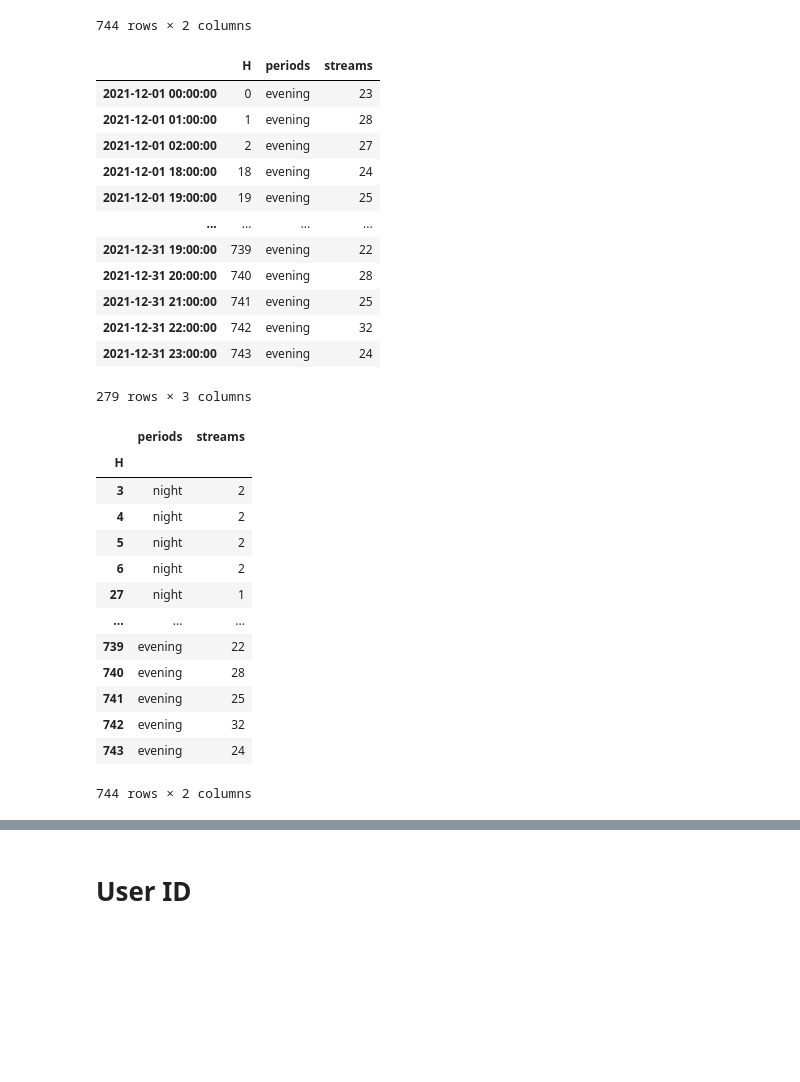
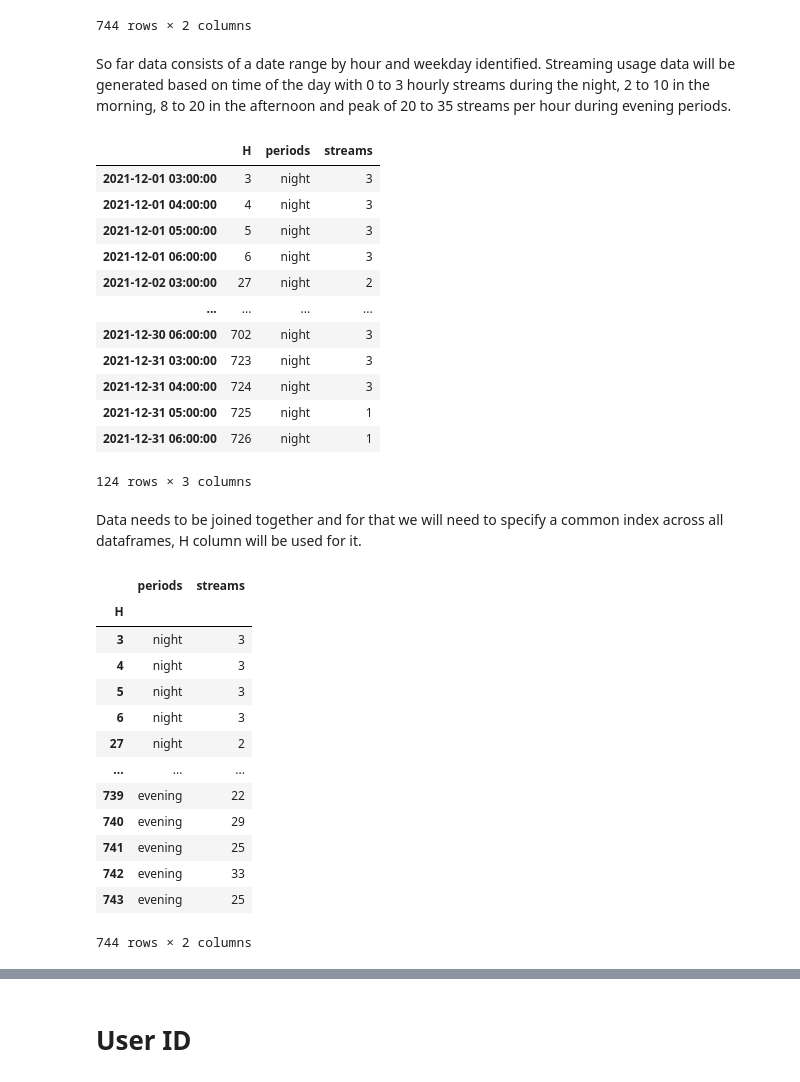
Before and after one commit to Mantvydas-data/Programming-for-DA-2021-Proj, a Jupyter notebook: project.ipynb, the cells around one changed output, grey strips where cells are left out. Saved outputs shown, nothing was run; the diff lists cells and outputs as text; code cells hidden in the pictures; blank space fills up the shorter version.

```diff
--- a/project.ipynb
+++ b/project.ipynb
@@ -117,32 +118,37 @@ df
 | 742 | 2021-12-31 22:00:00 | 4 |
 | 743 | 2021-12-31 23:00:00 | 4 |
 744 rows × 2 columns
+# %% [markdown]
+So far data consists of a date range by hour and weekday identified. Streaming usage data will be generated based on time of the day with 0 to 3 hourly streams during the night, 2 to 10 in the morning, 8 to 20 in the afternoon and peak of 20 to 35 streams per hour during evening periods.
 # %%
-# GeneratingrRandom stream counts for different time of the day
+# Generating random stream counts for different time of the day
 # Night streams 0 to 3 per hour
-night['streams'] = rng.integers(0, 3, len(night))
+night['streams'] = rng.integers(0, 4, len(night))
 # Morning streams 2 to 10 per hour
-morning['streams'] = rng.integers(2, 10, len(morning))
+morning['streams'] = rng.integers(2, 11, len(morning))
 # Afternoon streams 8 to 20 per hour
-afternoon['streams'] = rng.integers(8, 20, len(afternoon))
+afternoon['streams'] = rng.integers(8, 21, len(afternoon))
 # Evening streams 20 to 35 per hour
-evening['streams'] = rng.integers(20, 35, len(evening))
+evening['streams'] = rng.integers(20, 36, len(evening))
 # %%
-evening
+# Preview night stream data
+night
 # %% [output]
 |  | H | periods | streams |
-| 2021-12-01 00:00:00 | 0 | evening | 23 |
-| 2021-12-01 01:00:00 | 1 | evening | 28 |
-| 2021-12-01 02:00:00 | 2 | evening | 27 |
-| 2021-12-01 18:00:00 | 18 | evening | 24 |
-| 2021-12-01 19:00:00 | 19 | evening | 25 |
+| 2021-12-01 03:00:00 | 3 | night | 3 |
+| 2021-12-01 04:00:00 | 4 | night | 3 |
+| 2021-12-01 05:00:00 | 5 | night | 3 |
+| 2021-12-01 06:00:00 | 6 | night | 3 |
+| 2021-12-02 03:00:00 | 27 | night | 2 |
 | ... | ... | ... | ... |
-| 2021-12-31 19:00:00 | 739 | evening | 22 |
-| 2021-12-31 20:00:00 | 740 | evening | 28 |
-| 2021-12-31 21:00:00 | 741 | evening | 25 |
-| 2021-12-31 22:00:00 | 742 | evening | 32 |
-| 2021-12-31 23:00:00 | 743 | evening | 24 |
+| 2021-12-30 06:00:00 | 702 | night | 3 |
+| 2021-12-31 03:00:00 | 723 | night | 3 |
+| 2021-12-31 04:00:00 | 724 | night | 3 |
+| 2021-12-31 05:00:00 | 725 | night | 1 |
+| 2021-12-31 06:00:00 | 726 | night | 1 |
-279 rows × 3 columns
+124 rows × 3 columns
+# %% [markdown]
+Data needs to be joined together and for that we will need to specify a common index across all dataframes, H column will be used for it.
 # %%
 # Joining time periods
 # Setting index to H for all
@@ -151,7 +157,7 @@ morning.set_index('H', inplace=True)
 afternoon.set_index('H', inplace=True)
 evening.set_index('H', inplace=True)
 # %%
-# Appending time of the day dataframes to be joined together
+# Appending all time of the day dataframes to night
 night = night.append(morning)
 night = night.append(afternoon)
 night = night.append(evening)
@@ -159,17 +165,17 @@ night
 # %% [output]
 |  | periods | streams |
 | H |  |  |
-| 3 | night | 2 |
-| 4 | night | 2 |
-| 5 | night | 2 |
-| 6 | night | 2 |
-| 27 | night | 1 |
+| 3 | night | 3 |
+| 4 | night | 3 |
+| 5 | night | 3 |
+| 6 | night | 3 |
+| 27 | night | 2 |
 | ... | ... | ... |
 | 739 | evening | 22 |
-| 740 | evening | 28 |
+| 740 | evening | 29 |
 | 741 | evening | 25 |
-| 742 | evening | 32 |
-| 743 | evening | 24 |
+| 742 | evening | 33 |
+| 743 | evening | 25 |
 744 rows × 2 columns
 # %%
 # Joining values together on indexed H column
```
Also changed, not shown: parts of 66 cells of this notebook, 2 other files.
